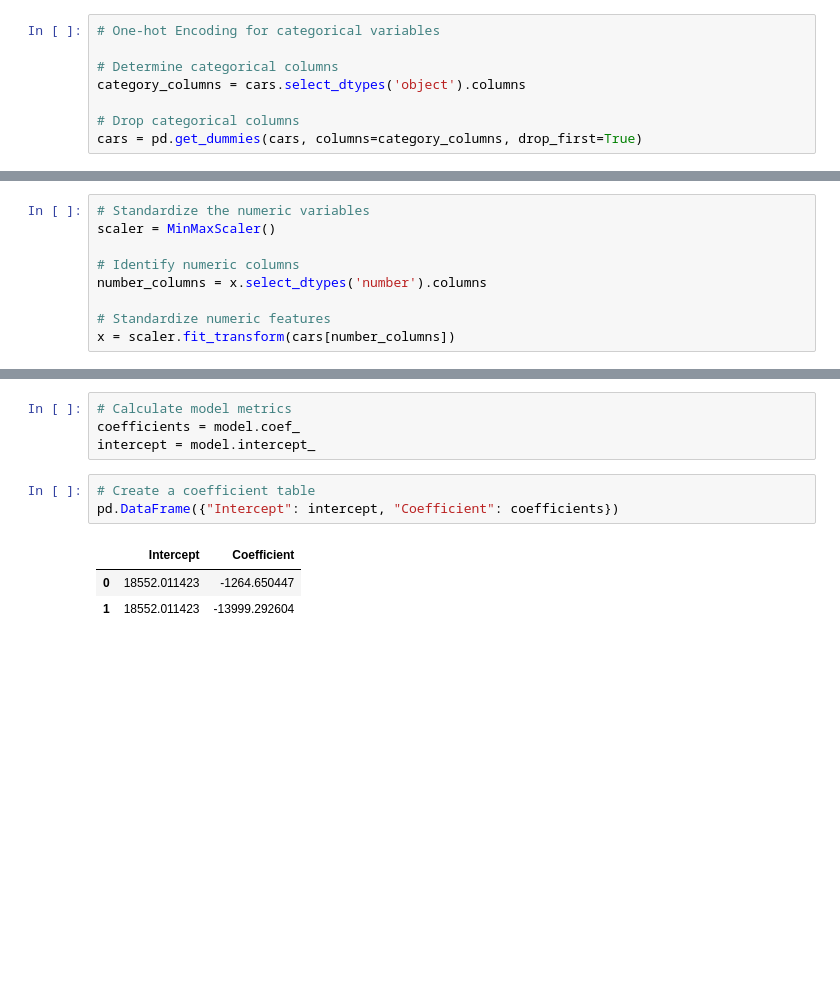
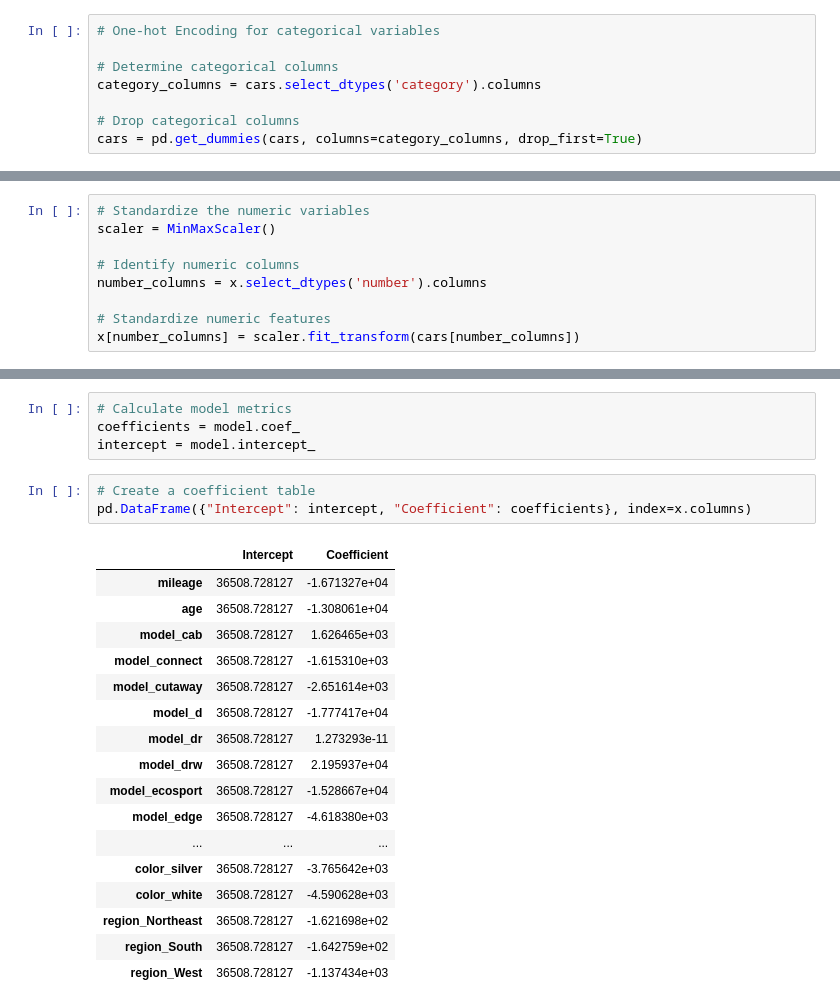
Before and after one commit to masonnicoletti/Car-Analysis-Project, a Jupyter notebook: regression.ipynb, the cells around one changed output, grey strips where cells are left out. Saved outputs shown, nothing was run; the diff lists cells and outputs as text; blank space fills up the shorter version.

```diff
--- a/regression.ipynb
+++ b/regression.ipynb
@@ -18,7 +18,7 @@ cars = clean_car_data(cars_raw)
 # One-hot Encoding for categorical variables
 
 # Determine categorical columns
-category_columns = cars.select_dtypes('object').columns
+category_columns = cars.select_dtypes('category').columns
 
 # Drop categorical columns
 cars = pd.get_dummies(cars, columns=category_columns, drop_first=True)
@@ -54,7 +54,7 @@ scaler = MinMaxScaler()
 number_columns = x.select_dtypes('number').columns
 
 # Standardize numeric features
-x = scaler.fit_transform(cars[number_columns])
+x[number_columns] = scaler.fit_transform(cars[number_columns])
 # %%
 # Partition the Data
 x_train, x_test, y_train, y_test = train_test_split(x, y, train_size=0.8, random_state=42)
@@ -75,8 +75,22 @@ coefficients = model.coef_
 intercept = model.intercept_
 # %%
 # Create a coefficient table
-pd.DataFrame({"Intercept": intercept, "Coefficient": coefficients})
+pd.DataFrame({"Intercept": intercept, "Coefficient": coefficients}, index=x.columns)
 # %% [output]
 |  | Intercept | Coefficient |
-| 0 | 18552.011423 | -1264.650447 |
-| 1 | 18552.011423 | -13999.292604 |
+| mileage | 36508.728127 | -1.671327e+04 |
+| age | 36508.728127 | -1.308061e+04 |
+| model_cab | 36508.728127 | 1.626465e+03 |
+| model_connect | 36508.728127 | -1.615310e+03 |
+| model_cutaway | 36508.728127 | -2.651614e+03 |
+| model_d | 36508.728127 | -1.777417e+04 |
+| model_dr | 36508.728127 | 1.273293e-11 |
+| model_drw | 36508.728127 | 2.195937e+04 |
+| model_ecosport | 36508.728127 | -1.528667e+04 |
+| model_edge | 36508.728127 | -4.618380e+03 |
+| ... | ... | ... |
+| color_silver | 36508.728127 | -3.765642e+03 |
+| color_white | 36508.728127 | -4.590628e+03 |
+| region_Northeast | 36508.728127 | -1.621698e+02 |
+| region_South | 36508.728127 | -1.642759e+02 |
+| region_West | 36508.728127 | -1.137434e+03 |
```
Also changed, not shown: parts of 1 cell of this notebook.
